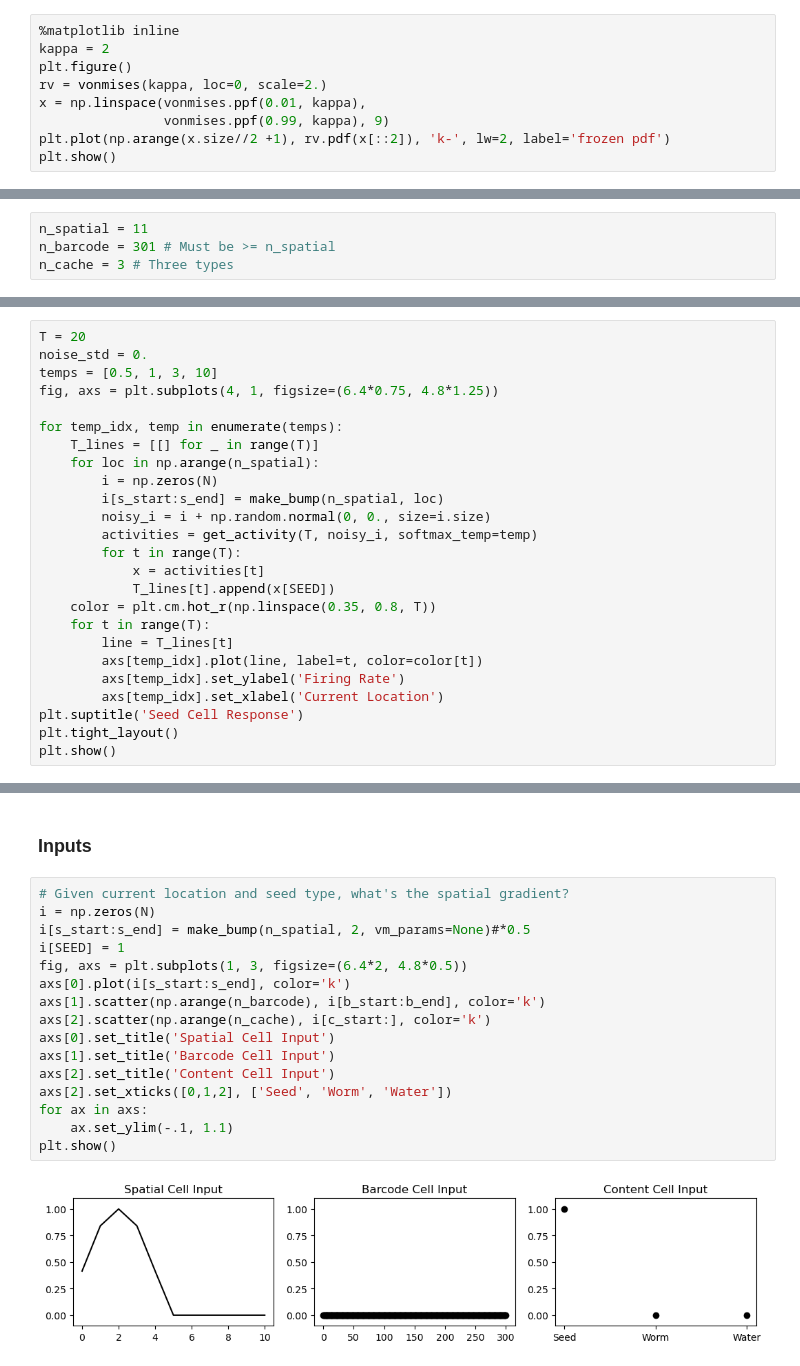
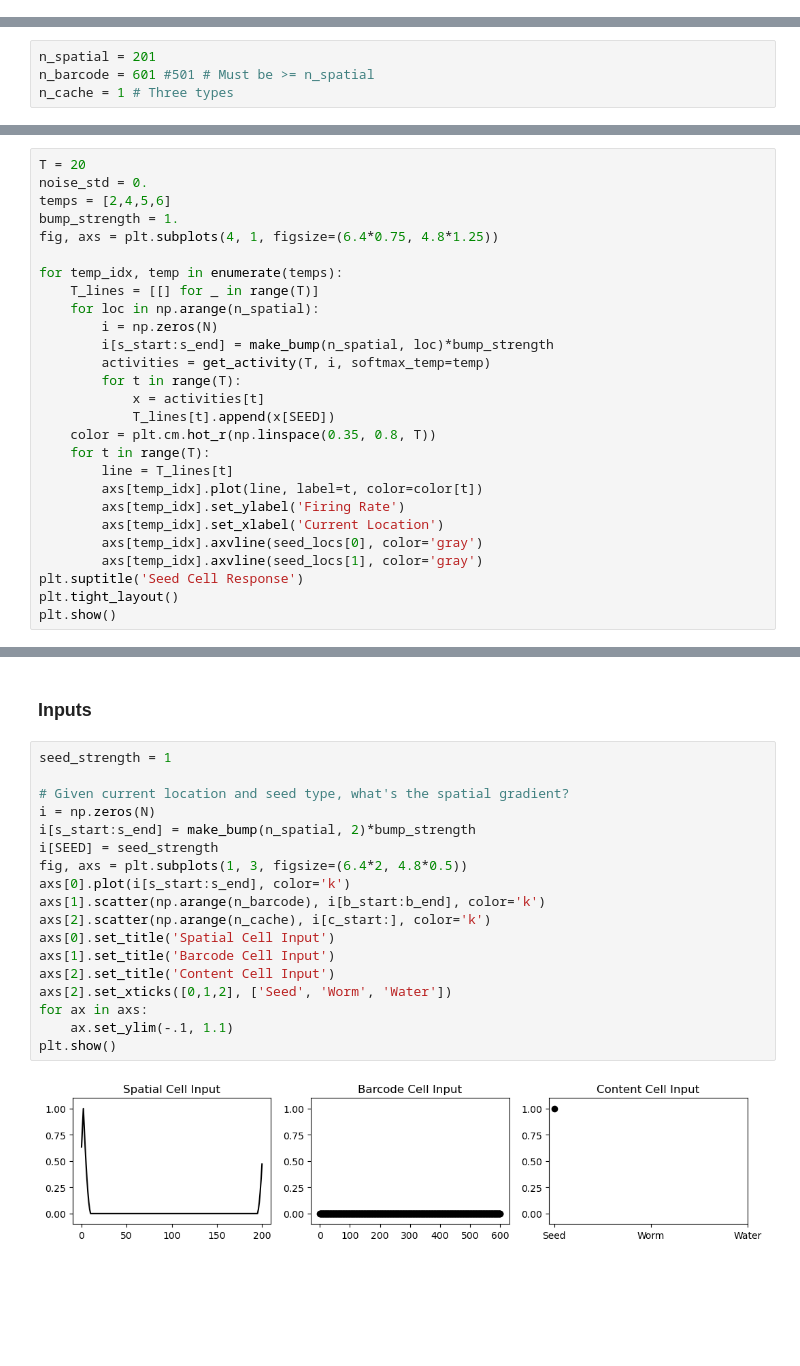
Before and after one commit to chingf/barcodes, a Jupyter notebook: Sandbox.ipynb, the cells around one changed output, grey strips where cells are left out. Cells and saved outputs as stored; diff of their text form; blank space fills up the shorter version.

```diff
--- a/Sandbox.ipynb
+++ b/Sandbox.ipynb
@@ -6,11 +9,2 @@ from scipy.stats import vonmises
 # %%
 %matplotlib inline
-# %%
-%matplotlib inline
-kappa = 2
-plt.figure()
-rv = vonmises(kappa, loc=0, scale=2.)
-x = np.linspace(vonmises.ppf(0.01, kappa),
-                vonmises.ppf(0.99, kappa), 9)
-plt.plot(np.arange(x.size//2 +1), rv.pdf(x[::2]), 'k-', lw=2, label='frozen pdf')
-plt.show()
@@ -46,9 +56,9 @@ from scipy.special import softmax
 # %% [markdown]
 # Network initialization
 # %%
-n_spatial = 11
-n_barcode = 301 # Must be >= n_spatial
-n_cache = 3 # Three types
+n_spatial = 201
+n_barcode = 601 #501 # Must be >= n_spatial
+n_cache = 1 # Three types
 # %%
 N = n_spatial + n_barcode + n_cache
 # %%
@@ -160,16 +207,16 @@ plt.show()
 # %%
 T = 20
 noise_std = 0.
-temps = [0.5, 1, 3, 10]
+temps = [2,4,5,6]
+bump_strength = 1.
 fig, axs = plt.subplots(4, 1, figsize=(6.4*0.75, 4.8*1.25))
 
 for temp_idx, temp in enumerate(temps):
     T_lines = [[] for _ in range(T)]
     for loc in np.arange(n_spatial):
         i = np.zeros(N)
-        i[s_start:s_end] = make_bump(n_spatial, loc)
-        noisy_i = i + np.random.normal(0, 0., size=i.size)
-        activities = get_activity(T, noisy_i, softmax_temp=temp)
+        i[s_start:s_end] = make_bump(n_spatial, loc)*bump_strength
+        activities = get_activity(T, i, softmax_temp=temp)
         for t in range(T):
             x = activities[t]
             T_lines[t].append(x[SEED])
@@ -179,6 +226,8 @@ for temp_idx, temp in enumerate(temps):
         axs[temp_idx].plot(line, label=t, color=color[t])
         axs[temp_idx].set_ylabel('Firing Rate')
         axs[temp_idx].set_xlabel('Current Location')
+        axs[temp_idx].axvline(seed_locs[0], color='gray')
+        axs[temp_idx].axvline(seed_locs[1], color='gray')
 plt.suptitle('Seed Cell Response')
 plt.tight_layout()
 plt.show()
@@ -255,20 +268,22 @@ plt.show()
 # %% [markdown]
 ### Inputs
 # %%
+seed_strength = 1
+
 # Given current location and seed type, what's the spatial gradient?
 i = np.zeros(N)
-i[s_start:s_end] = make_bump(n_spatial, 2, vm_params=None)#*0.5
-i[SEED] = 1
+i[s_start:s_end] = make_bump(n_spatial, 2)*bump_strength
+i[SEED] = seed_strength
 fig, axs = plt.subplots(1, 3, figsize=(6.4*2, 4.8*0.5))
 axs[0].plot(i[s_start:s_end], color='k')
 axs[1].scatter(np.arange(n_barcode), i[b_start:b_end], color='k')
 axs[2].scatter(np.arange(n_cache), i[c_start:], color='k')
 axs[0].set_title('Spatial Cell Input')
 axs[1].set_title('Barcode Cell Input')
 axs[2].set_title('Content Cell Input')
 axs[2].set_xticks([0,1,2], ['Seed', 'Worm', 'Water'])
 for ax in axs:
     ax.set_ylim(-.1, 1.1)
 plt.show()
 # %% [output]
-[figure, old version]
+[figure, new version]
```
Also changed, not shown: parts of 27 cells of this notebook.
